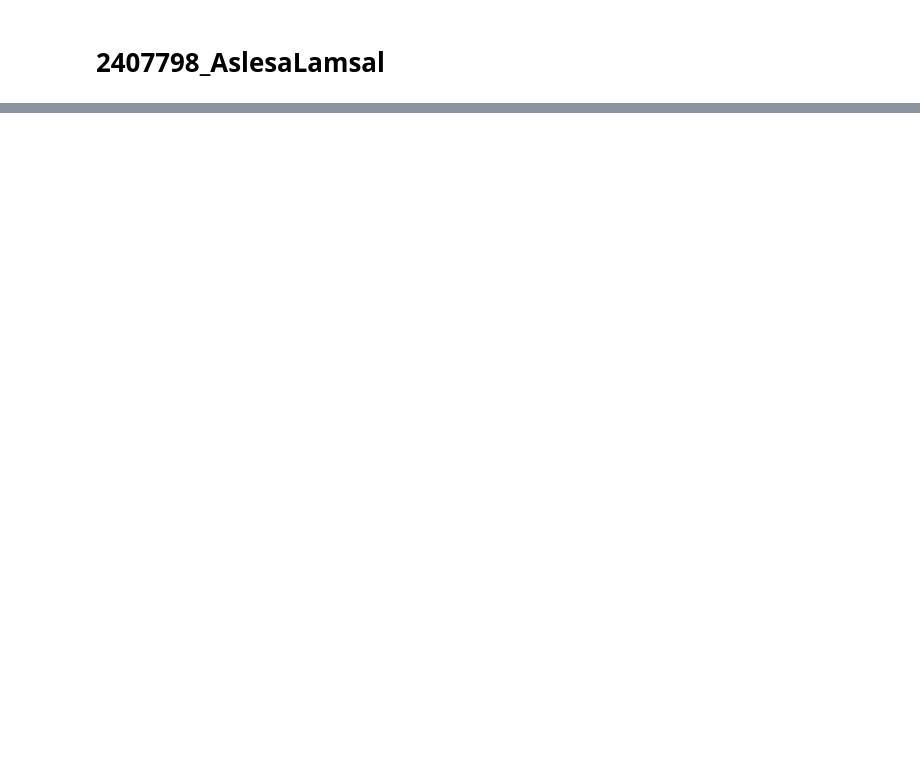
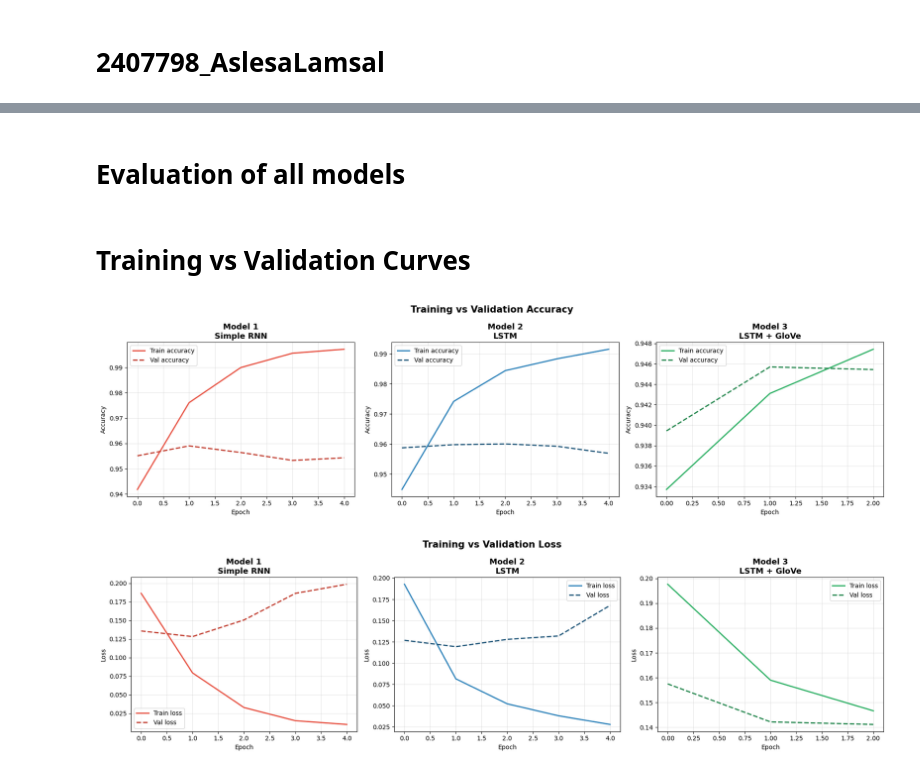
Before and after one commit to AslesaLamsal/AI-and-Machine-Learning, a Jupyter notebook: 2407798_AslesaLamsal.ipynb, the cells around one changed output, grey strips where cells are left out. Drawn from its saved outputs; the diff is of its cells as text; code cells hidden in the pictures; blank space fills up the shorter version.

```diff
--- a/2407798_AslesaLamsal.ipynb
+++ b/2407798_AslesaLamsal.ipynb
@@ -1547,0 +515,9 @@ Hardware: Google Colab with GPU acceleration
+# %%
+print("Training LSTM")
+history_lstm = lstm_model.fit(
+    X_train_pad, y_train,
+    epochs=EPOCHS, batch_size=BATCH_SIZE,
+    validation_split=VAL_SPLIT,
+    callbacks=[early_stop],
+    verbose=1
+)
@@ -1547,0 +540,9 @@ Hardware: Google Colab with GPU acceleration
+# %%
+print("Training LSTM And GloVe Embeddings")
+history_glove = lstm_glove_model.fit(
+    X_train_pad, y_train,
+    epochs=EPOCHS, batch_size=BATCH_SIZE,
+    validation_split=VAL_SPLIT,
+    callbacks=[early_stop],
+    verbose=1
+)
@@ -1547,0 +559,36 @@ Hardware: Google Colab with GPU acceleration
+# %% [markdown]
+# Evaluation of all models
+# %% [markdown]
+# Training vs Validation Curves
+# %%
+def plot_history(histories: dict, metric: str = 'accuracy'):
+    """Plot training & validation curves for all models side by side."""
+    fig, axes = plt.subplots(1, len(histories), figsize=(6 * len(histories), 5))
+    if len(histories) == 1:
+        axes = [axes]
+
+    colors = [('#e74c3c','#c0392b'), ('#2980b9','#1a5276'), ('#27ae60','#1d8348')]
+    for ax, (name, hist), (c_train, c_val) in zip(axes, histories.items(), colors):
+        ax.plot(hist.history[metric],         color=c_train, label=f'Train {metric}', linewidth=2)
+        ax.plot(hist.history[f'val_{metric}'], color=c_val,   label=f'Val {metric}',   linewidth=2, linestyle='--')
+        ax.set_title(name, fontsize=13, fontweight='bold')
+        ax.set_xlabel('Epoch')
+        ax.set_ylabel(metric.capitalize())
+        ax.legend()
+        ax.grid(alpha=0.3)
+
+    plt.suptitle(f'Training vs Validation {metric.capitalize()}', fontsize=15, fontweight='bold')
+    plt.tight_layout()
+    plt.show()
+
+histories = {
+    'Model 1\nSimple RNN':   history_rnn,
+    'Model 2\nLSTM':         history_lstm,
+    'Model 3\nLSTM + GloVe': history_glove
+}
+
+plot_history(histories, metric='accuracy')
+plot_history(histories, metric='loss')
+# %% [output]
+[figure, added]
+[figure, added]
```
Also changed, not shown: parts of 157 cells of this notebook.
